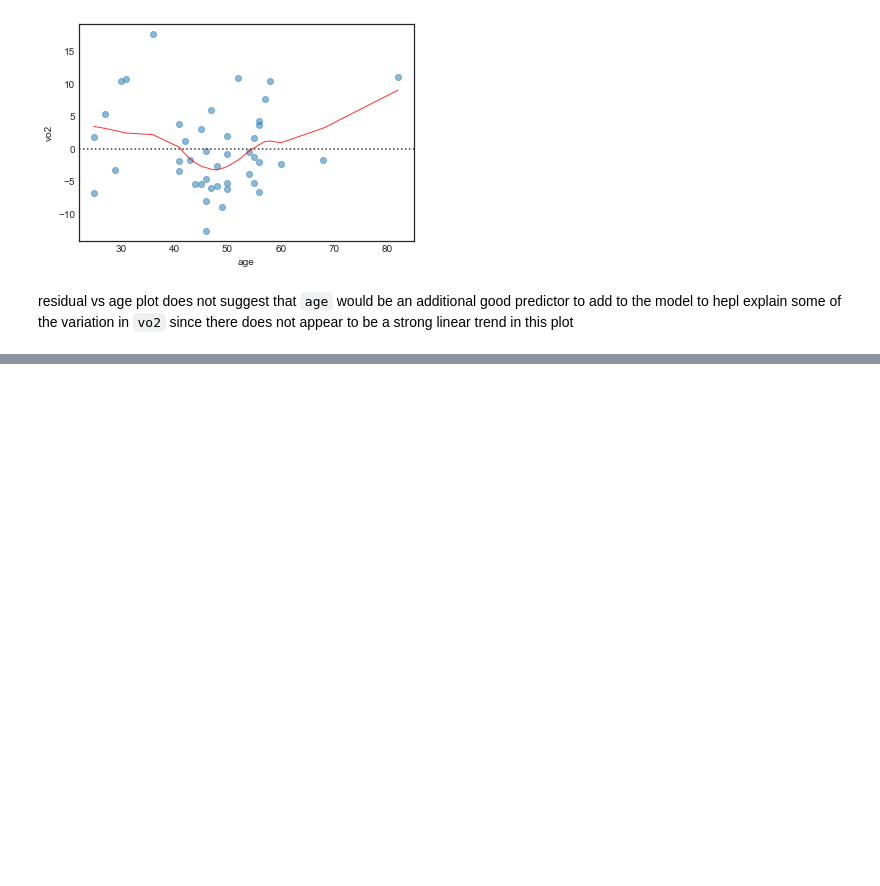
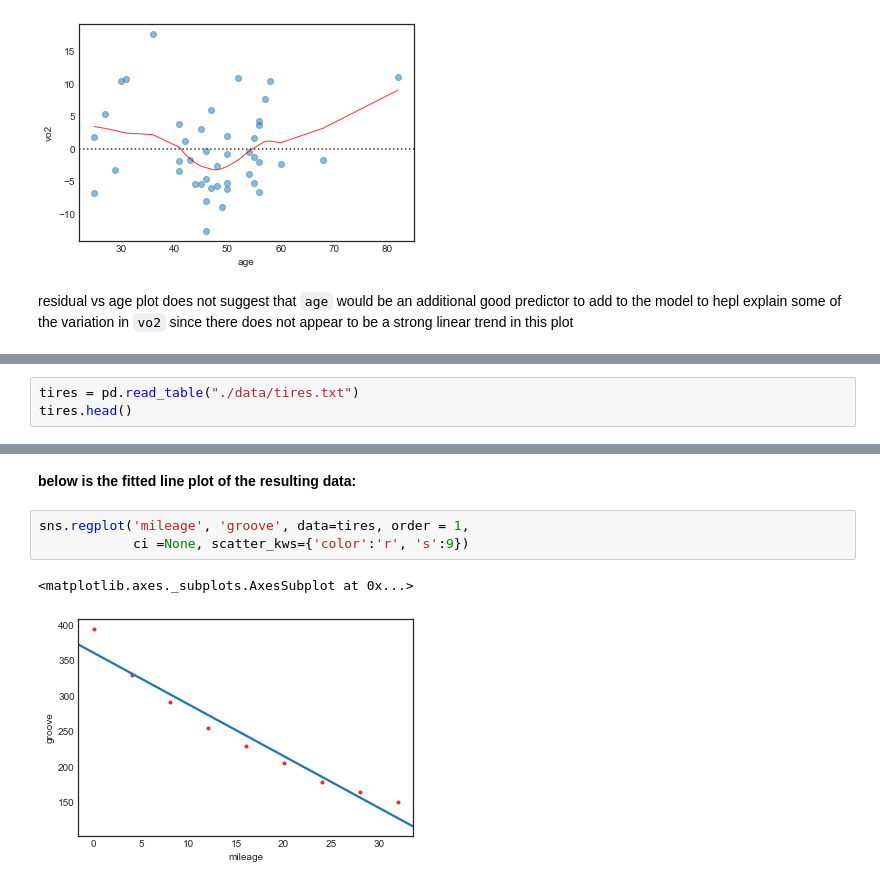
Before and after one commit to naivelogic/Machine_Learning_Notebooks, a Jupyter notebook: Data_Science/Stats Foundation/Regression Methods/[lab] PennState Regression.ipynb, the cells around one changed output, grey strips where cells are left out. Drawn from its saved outputs; the diff is of its cells as text; blank space fills up the shorter version.

```diff
--- a/Data_Science/Stats Foundation/Regression Methods/[lab] PennState Regression.ipynb
+++ b/Data_Science/Stats Foundation/Regression Methods/[lab] PennState Regression.ipynb
@@ -697,0 +796,3 @@ residual vs age plot does not suggest that `age` would be an additional good pre
+# %%
+tires = pd.read_table("./data/tires.txt")
+tires.head()
@@ -697,0 +806,8 @@ residual vs age plot does not suggest that `age` would be an additional good pre
+# %% [markdown]
+__below is the fitted line plot of the resulting data:__
+# %%
+sns.regplot('mileage', 'groove', data=tires, order = 1,
+            ci =None, scatter_kws={'color':'r', 's':9})
+# %% [output]
+<matplotlib.axes._subplots.AxesSubplot at 0x...>
+[figure, added]
```
Also changed, not shown: parts of 38 cells of this notebook.
